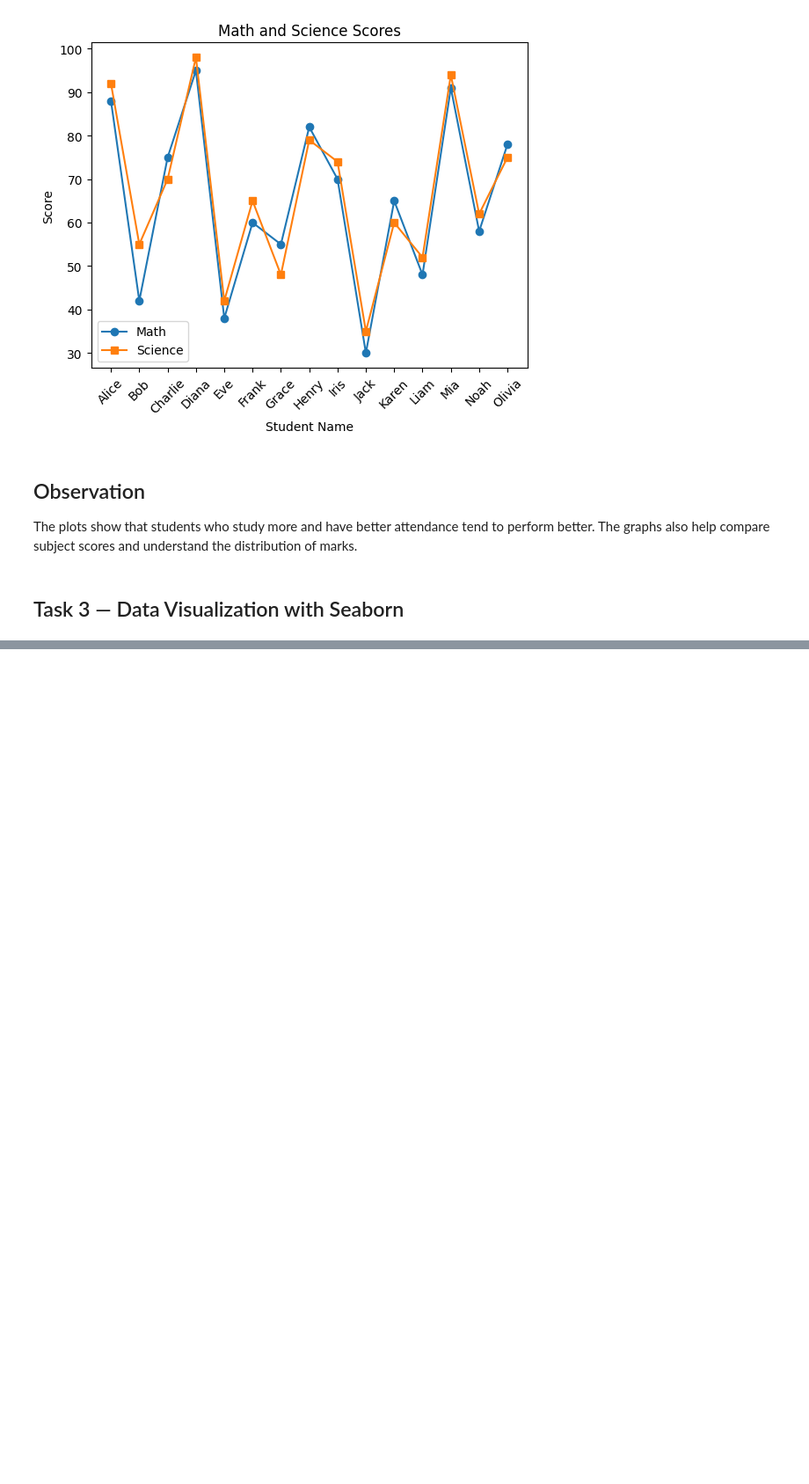
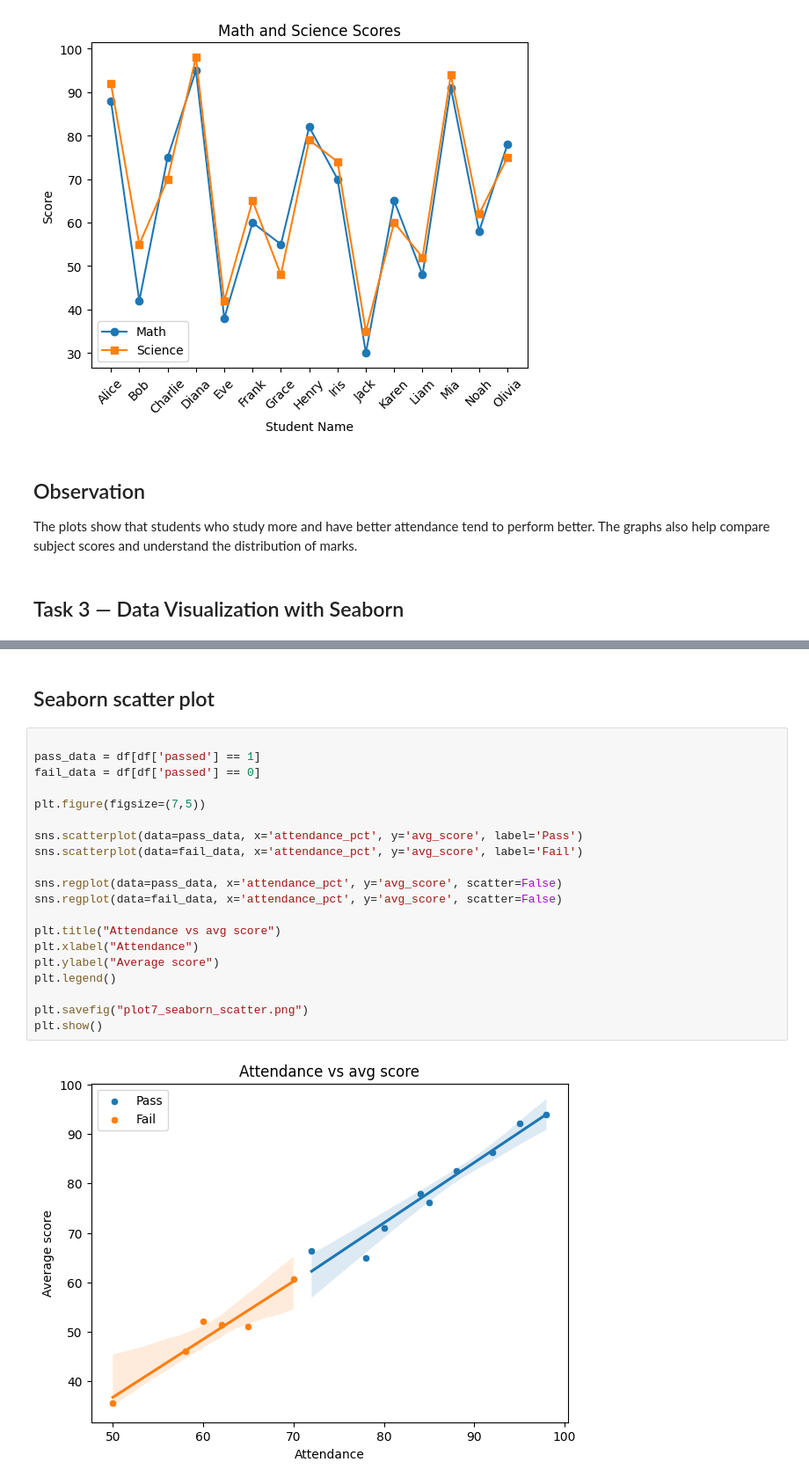
Before and after one commit to dppanchal889/assignment-03-BITSoM-2511143-python-assignment-part4, a Jupyter notebook: part4_visualization_ml.ipynb, the cells around one changed output, grey strips where cells are left out. Shown at 88% size. Cells and saved outputs as stored; diff of their text form; blank space fills up the shorter version.

```diff
--- a/part4_visualization_ml.ipynb
+++ b/part4_visualization_ml.ipynb
@@ -279,0 +310,24 @@ The graphs also help compare subject scores and understand the distribution of m
+# %% [markdown]
+##  Seaborn scatter plot
+# %%
+
+pass_data = df[df['passed'] == 1]
+fail_data = df[df['passed'] == 0]
+
+plt.figure(figsize=(7,5))
+
+sns.scatterplot(data=pass_data, x='attendance_pct', y='avg_score', label='Pass')
+sns.scatterplot(data=fail_data, x='attendance_pct', y='avg_score', label='Fail')
+
+sns.regplot(data=pass_data, x='attendance_pct', y='avg_score', scatter=False)
+sns.regplot(data=fail_data, x='attendance_pct', y='avg_score', scatter=False)
+
+plt.title("Attendance vs avg score")
+plt.xlabel("Attendance")
+plt.ylabel("Average score")
+plt.legend()
+
+plt.savefig("plot7_seaborn_scatter.png")
+plt.show()
+# %% [output]
+[figure, added]
```
Also changed, not shown: parts of 7 cells of this notebook, 2 other files.
